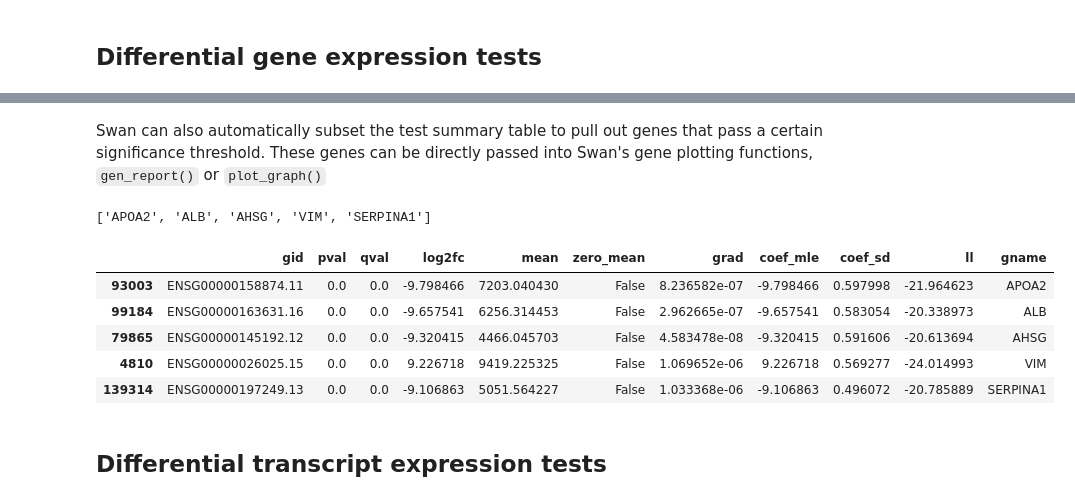
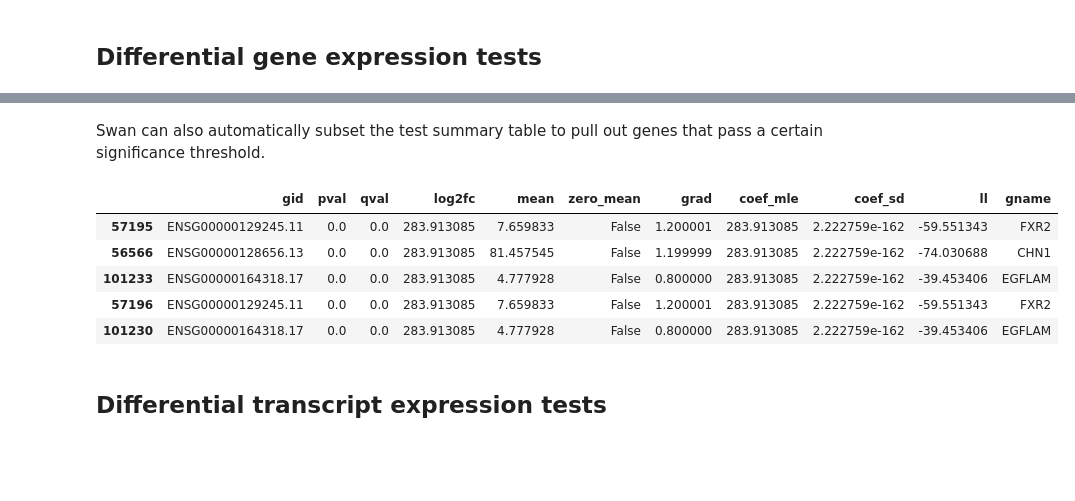
Before and after one commit to mortazavilab/swan_vis, a Jupyter notebook: tutorials/Analysis tools.ipynb, the cells around one changed output, grey strips where cells are left out. Drawn from its saved outputs; the diff is of its cells as text; code cells hidden in the pictures; blank space fills up the shorter version.

```diff
--- a/tutorials/Analysis tools.ipynb
+++ b/tutorials/Analysis tools.ipynb
@@ -24,10 +25,10 @@ The differential expression test that is run is [diffxpy's Wald test](https://di
 
 For individuals wanting to run a different diffxpy differential test, see [this section](#more_de).
 # %%
-dataset_groups = [['HepG2_1','HepG2_2'],
-                  ['HFFc6_1','HFFc6_2','HFFc6_3']]
+obs_col = 'cell_line'
+obs_conditions = ['hepg2', 'hffc6']
 
 # perform a differential gene expression
-# Wald test on the provided two lists of datasets
-sg.de_gene_test(dataset_groups)
+# Wald test on the provided metadata column and conditions
+test = sg.de_gene_test(obs_col, obs_conditions=obs_conditions)
 # %% [output]
@@ -78,20 +79,19 @@ sg.deg_test.head()
 # %% [markdown]
-Swan can also automatically subset the test summary table to pull out genes that pass a certain significance threshold. These genes can be directly passed into Swan's gene plotting functions, `gen_report()` or `plot_graph()`
+Swan can also automatically subset the test summary table to pull out genes that pass a certain significance threshold.
 # %%
-# return a list of gene ids and their corresponding entries in the
-# differential expression test summary table for a given q value
-gene_ids, gene_summary = sg.get_de_genes(q=0.05)
+# return a table of significantly differentially-expressed genes
+# for a given q val + log2fc threshold
+de_genes = sg.get_de_genes(obs_col, obs_conditions=obs_conditions,
+                           q=0.05, log2fc=1)
-# %%
-print(gene_ids[:5])
-gene_summary.head()
-# %% [output]
-['APOA2', 'ALB', 'AHSG', 'VIM', 'SERPINA1']
-|  | gid | pval | qval | log2fc | mean | zero_mean | grad | coef_mle | coef_sd | ll | gname |
-| 93003 | ENSG00000158874.11 | 0.0 | 0.0 | -9.798466 | 7203.040430 | False | 8.236582e-07 | -9.798466 | 0.597998 | -21.964623 | APOA2 |
-| 99184 | ENSG00000163631.16 | 0.0 | 0.0 | -9.657541 | 6256.314453 | False | 2.962665e-07 | -9.657541 | 0.583054 | -20.338973 | ALB |
-| 79865 | ENSG00000145192.12 | 0.0 | 0.0 | -9.320415 | 4466.045703 | False | 4.583478e-08 | -9.320415 | 0.591606 | -20.613694 | AHSG |
-| 4810 | ENSG00000026025.15 | 0.0 | 0.0 | 9.226718 | 9419.225325 | False | 1.069652e-06 | 9.226718 | 0.569277 | -24.014993 | VIM |
-| 139314 | ENSG00000197249.13 | 0.0 | 0.0 | -9.106863 | 5051.564227 | False | 1.033368e-06 | -9.106863 | 0.496072 | -20.785889 | SERPINA1 |
+# %%
+de_genes.head()
+# %% [output]
+|  | gid | pval | qval | log2fc | mean | zero_mean | grad | coef_mle | coef_sd | ll | gname |
+| 57195 | ENSG00000129245.11 | 0.0 | 0.0 | 283.913085 | 7.659833 | False | 1.200001 | 283.913085 | 2.222759e-162 | -59.551343 | FXR2 |
+| 56566 | ENSG00000128656.13 | 0.0 | 0.0 | 283.913085 | 81.457545 | False | 1.199999 | 283.913085 | 2.222759e-162 | -74.030688 | CHN1 |
+| 101233 | ENSG00000164318.17 | 0.0 | 0.0 | 283.913085 | 4.777928 | False | 0.800000 | 283.913085 | 2.222759e-162 | -39.453406 | EGFLAM |
+| 57196 | ENSG00000129245.11 | 0.0 | 0.0 | 283.913085 | 7.659833 | False | 1.200001 | 283.913085 | 2.222759e-162 | -59.551343 | FXR2 |
+| 101230 | ENSG00000164318.17 | 0.0 | 0.0 | 283.913085 | 4.777928 | False | 0.800000 | 283.913085 | 2.222759e-162 | -39.453406 | EGFLAM |
 # %% [markdown]
 ## <a name="det"></a>Differential transcript expression tests
 # %% [markdown]
```
Also changed, not shown: parts of 50 cells of this notebook, 10 other files.
